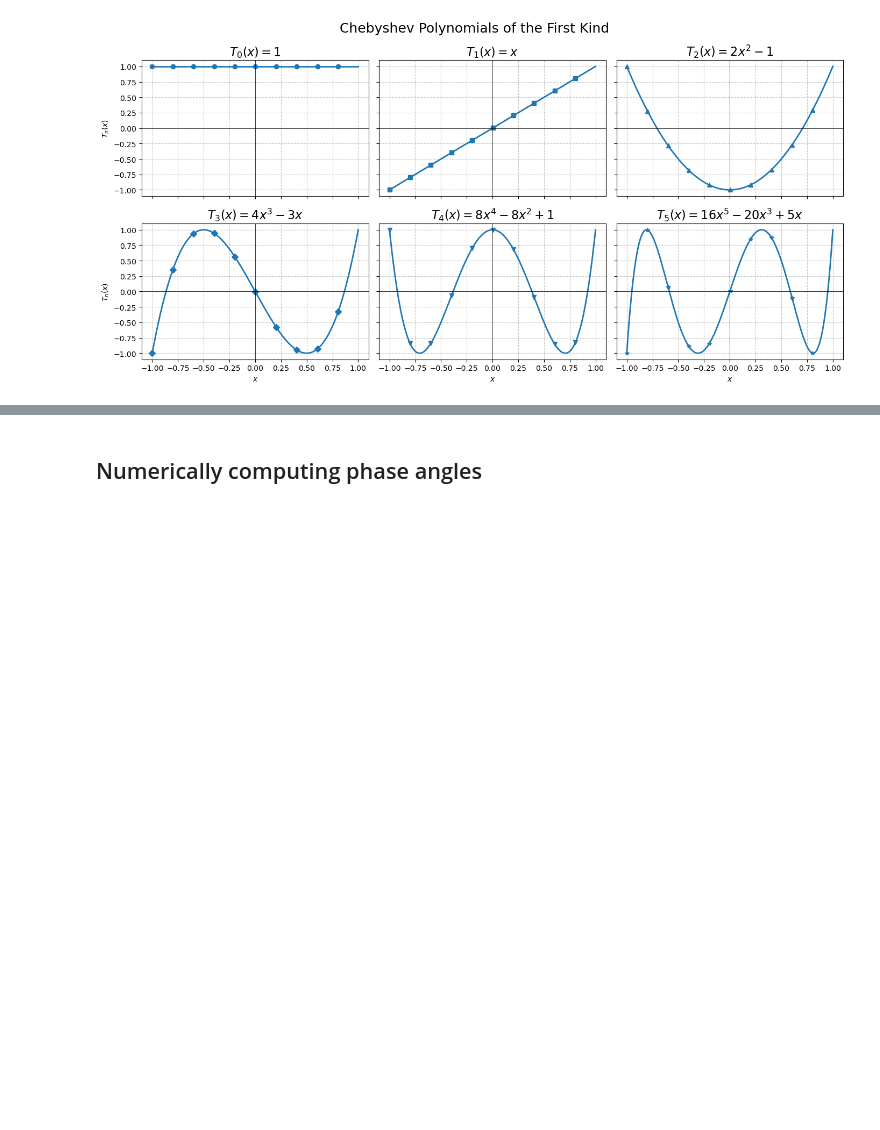
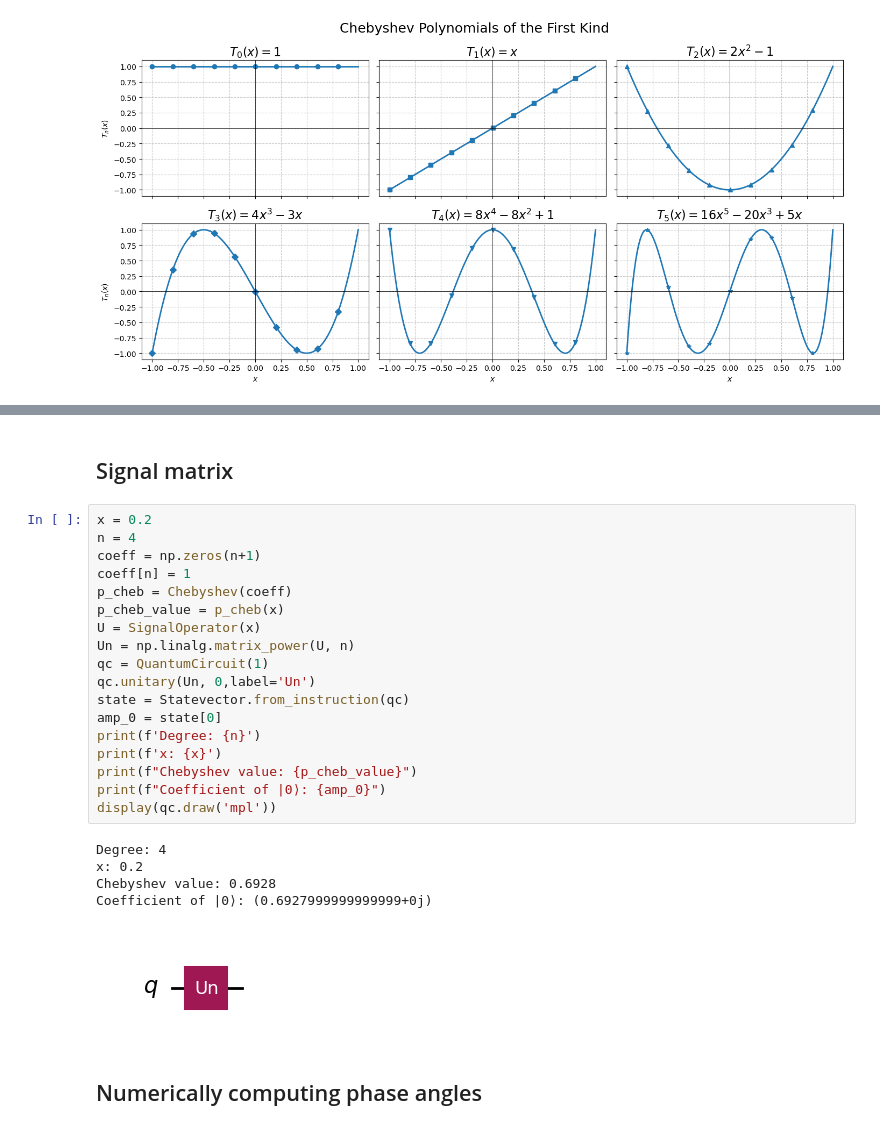
Before and after one commit to UW-ERSL/AppliedQC, a Jupyter notebook: Chapter18_QSVT_notebook.ipynb, the cells around one changed output, grey strips where cells are left out. Cells and saved outputs as stored; diff of their text form; blank space fills up the shorter version.

```diff
--- a/Chapter18_QSVT_notebook.ipynb
+++ b/Chapter18_QSVT_notebook.ipynb
@@ -139,3 +147,29 @@ Chebyshev polynomial: 1.0 + 0.0 T_1(x) + 0.5 T_2(x)
+# %% [markdown]
+## Signal matrix
+# %%
+x = 0.2
+n = 4
+coeff = np.zeros(n+1)
+coeff[n] = 1
+p_cheb = Chebyshev(coeff)
+p_cheb_value = p_cheb(x)
+U = SignalOperator(x)
+Un = np.linalg.matrix_power(U, n)
+qc = QuantumCircuit(1)
+qc.unitary(Un, 0,label='Un')
+state = Statevector.from_instruction(qc)
+amp_0 = state[0]
+print(f'Degree: {n}')
+print(f'x: {x}')
+print(f"Chebyshev value: {p_cheb_value}")
+print(f"Coefficient of |0⟩: {amp_0}")
+display(qc.draw('mpl'))
+# %% [output]
+Degree: 4
+x: 0.2
+Chebyshev value: 0.6928
+Coefficient of |0⟩: (0.6927999999999999+0j)
+[figure, added]
 # %% [markdown]
 ## Numerically computing phase angles
 # %%
```
Also changed, not shown: parts of 22 cells of this notebook, 27 other files.
